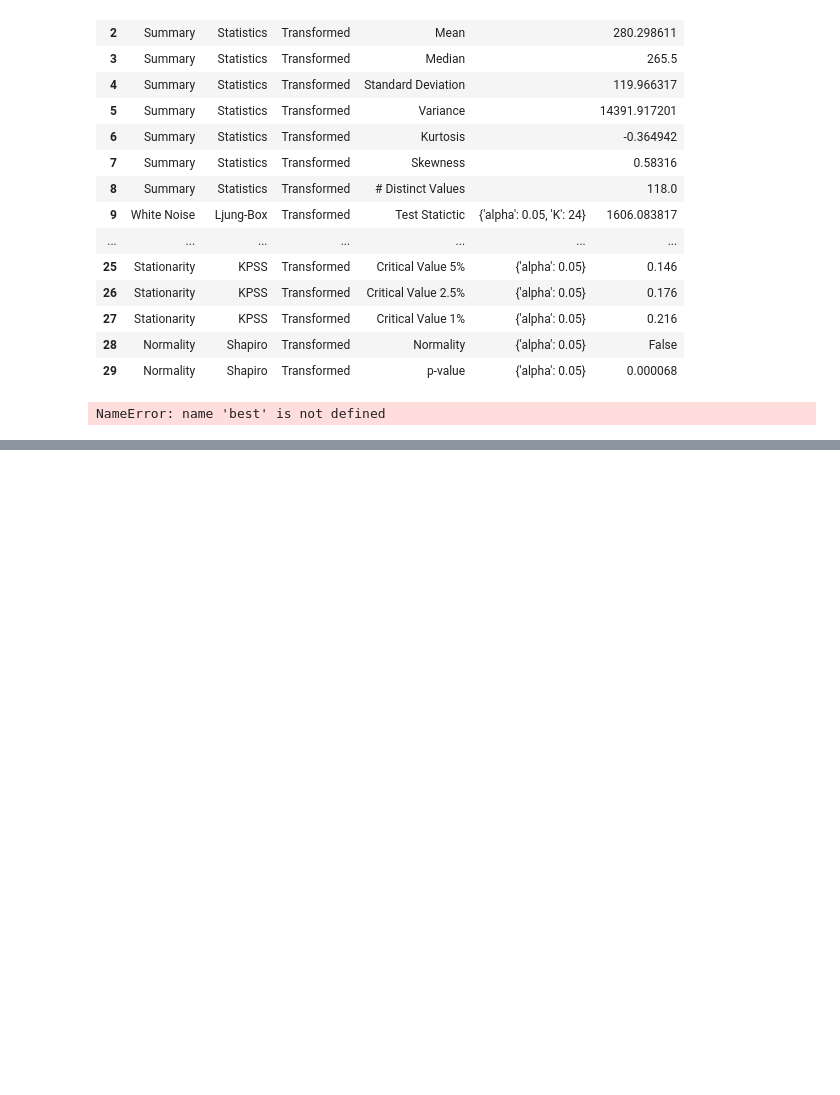
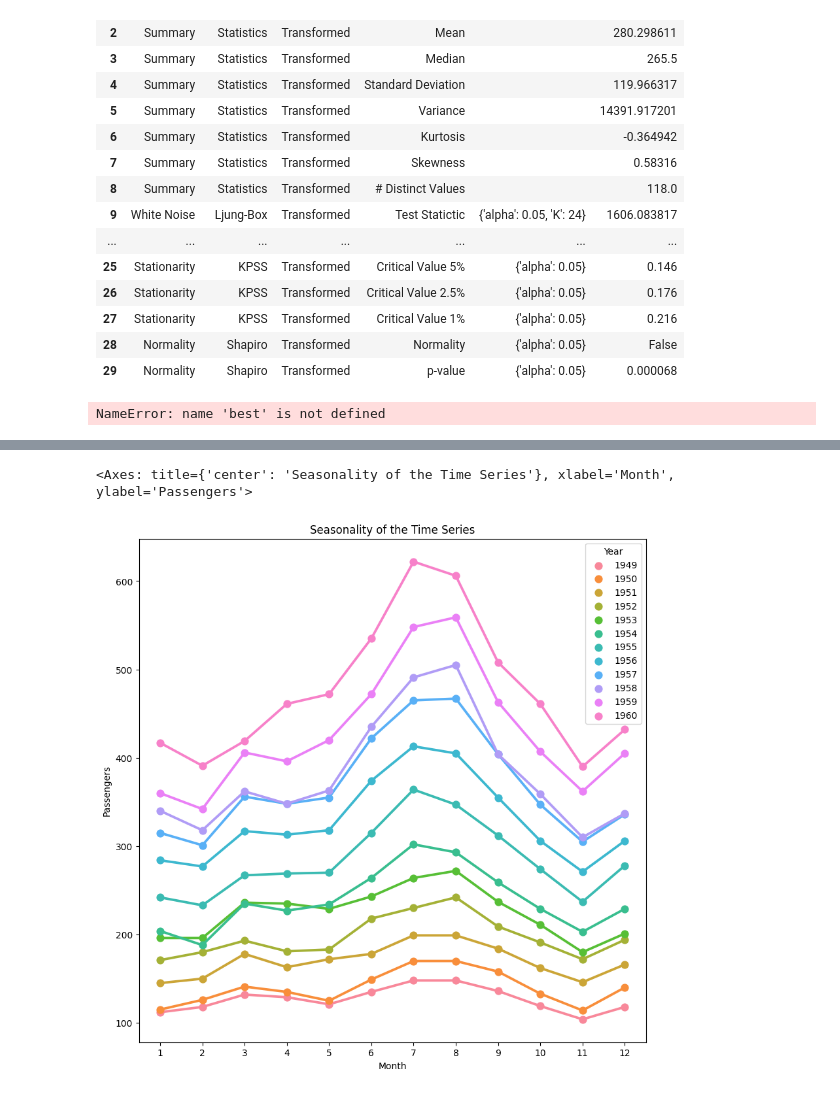
Before and after one commit to jlh28145/Times-Series, a Jupyter notebook: Times Series.ipynb, the cells around one changed output, grey strips where cells are left out. Saved outputs shown, nothing was run; the diff lists cells and outputs as text; code cells hidden in the pictures; blank space fills up the shorter version.

```diff
--- a/Times Series.ipynb
+++ b/Times Series.ipynb
@@ -87,0 +157,12 @@ NameError: name 'best' is not defined
+# %%
+# To plot the seasonality we are going to create a temp dataframe and add columns for Month and Year values
+df_temp = df.copy()
+df_temp['Year'] = pd.DatetimeIndex(df_temp.index).year
+df_temp['Month'] = pd.DatetimeIndex(df_temp.index).month
+# Stacked line plot
+plt.figure(figsize=(10,10))
+plt.title('Seasonality of the Time Series')
+sns.pointplot(x='Month',y='Passengers',hue='Year',data=df_temp)
+# %% [output]
+<Axes: title={'center': 'Seasonality of the Time Series'}, xlabel='Month', ylabel='Passengers'>
+[figure, added]
```
Also changed, not shown: parts of 21 cells of this notebook, 2 other files.
